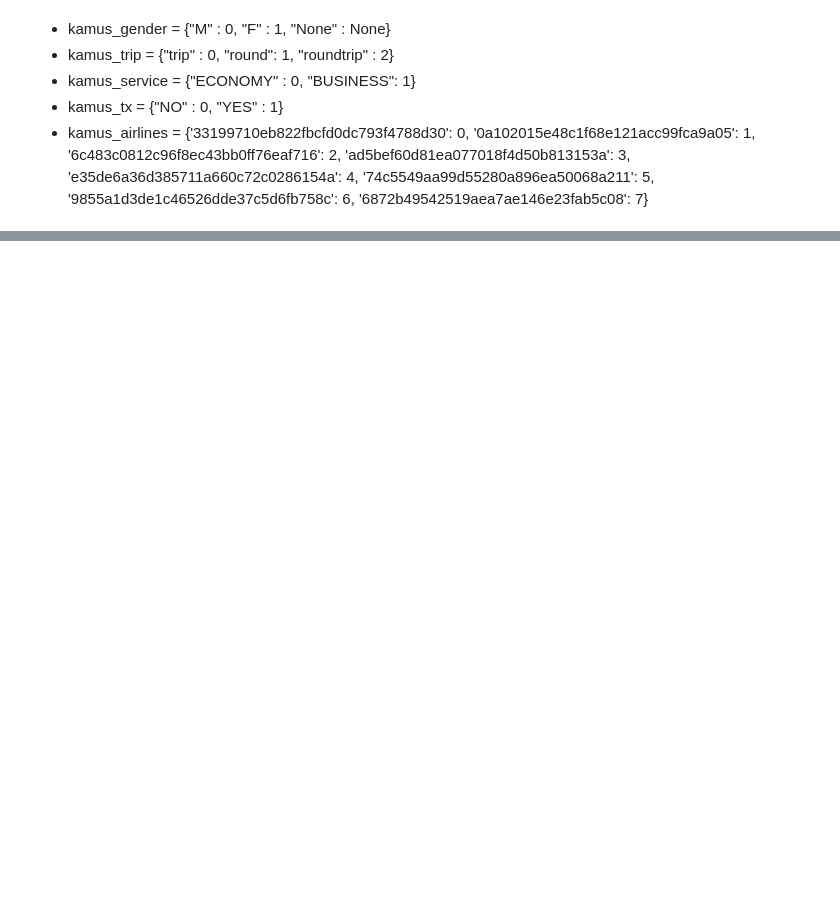
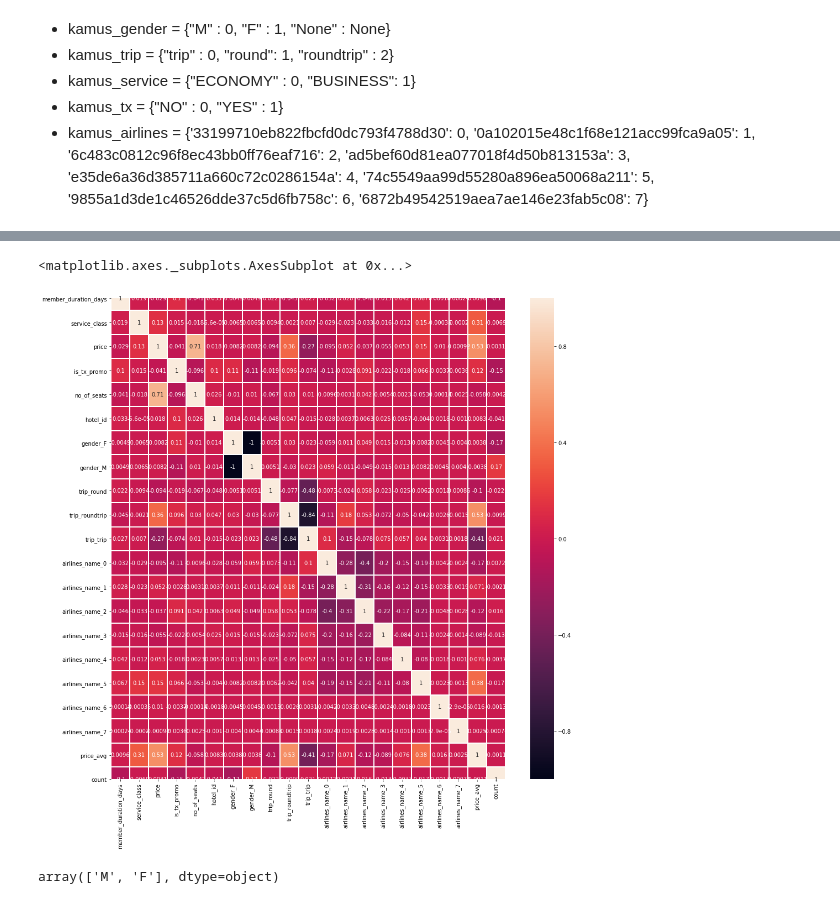
Before and after one commit to skylible/datavidia-2019, a Jupyter notebook: Datavidia analysis.ipynb, the cells around one changed output, grey strips where cells are left out. Drawn from its saved outputs; the diff is of its cells as text; code cells hidden in the pictures; blank space fills up the shorter version.

```diff
--- a/Datavidia analysis.ipynb
+++ b/Datavidia analysis.ipynb
@@ -123,0 +114,7 @@ flight.corr()
+# %%
+df['airlines_name'] = pd.factorize(df.airlines_name)[0]
+df['airlines_name'] = df['airlines_name'].astype("category")
+
+df = pd.get_dummies(df, columns=['gender','trip','airlines_name'])
+
+df.head()
@@ -123,0 +134,11 @@ flight.corr()
+# %%
+# service class
+df['service_class'] = df['service_class'].map({'ECONOMY':0, 'BUSINESS':1})
+
+# is_tx_promo
+df['is_tx_promo'] = df['is_tx_promo'].map({'NO':0, 'YES':1})
+
+# hotel_id
+df['hotel_id'] = df['hotel_id'].notnull().astype(int)
+
+df.head()
@@ -123,0 +155,3 @@ flight.corr()
+# %%
+df['price_avg'] = df['price'] / df['no_of_seats']
+df.head()
@@ -123,0 +166,5 @@ flight.corr()
+# %%
+account_grouped = df.groupby('account_id').count()
+account_grouped = account_grouped.rename(columns={'order_id':'count'})
+df = df.join(account_grouped['count'].reset_index().set_index('account_id'), on='account_id')
+df.head()
@@ -123,0 +179,10 @@ flight.corr()
+# %%
+fig, ax = plt.subplots(figsize=[16,16])
+sns.heatmap(df.corr(), ax=ax, linewidth=1, annot=True)
+# %% [output]
+<matplotlib.axes._subplots.AxesSubplot at 0x...>
+[figure, added]
+# %%
+flight.gender.unique()
+# %% [output]
+array(['M', 'F'], dtype=object)
```
Also changed, not shown: parts of 23 cells of this notebook.
